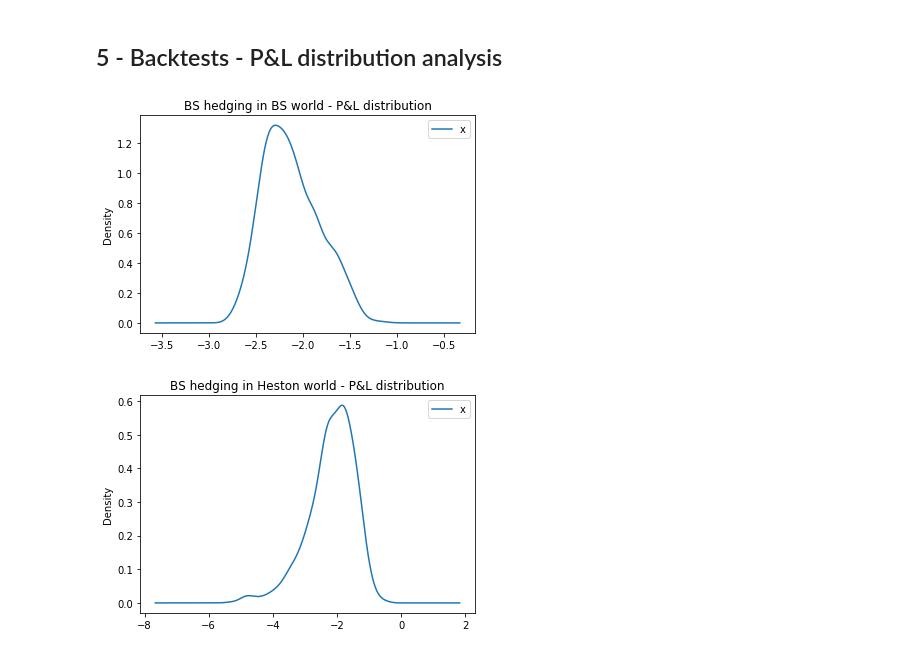
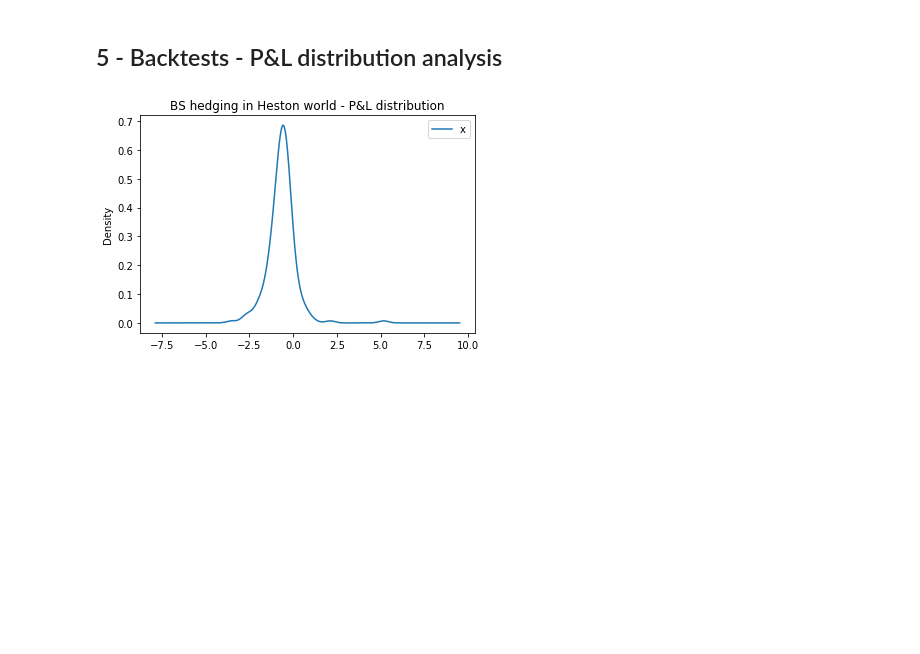
Before and after one commit to CalameR/PyKnight, a Jupyter notebook: TestFunctions.ipynb, the cells around one changed output. Saved outputs shown, nothing was run; the diff lists cells and outputs as text; code cells hidden in the pictures; blank space fills up the shorter version.

```diff
--- a/TestFunctions.ipynb
+++ b/TestFunctions.ipynb
@@ -128,7 +129,7 @@ plt.show()
 # %% [markdown]
 ## 5 - Backtests - P&L distribution analysis
 # %%
-n = 1000
+n = 50
 PL_BS_BS = np.zeros(n)
 for i in range(n):
     time, path = Utils.BacktestDeltaHedge1DWithRateDivConstant(GlobalData,BSPathGenerator,EuropeanOption,
@@ -137,17 +138,17 @@ for i in range(n):
     PL_BS_BS[i]=path[1,len(path[0])-1]-path[0,len(path[0])-1]
 df1 = pd.DataFrame({'x':PL_BS_BS})
 ax = df1.plot.kde(title="BS hedging in BS world - P&L distribution")
-
-PL_BS_Heston = np.zeros(n)
-for i in range(n):
-    time, path = Utils.BacktestDeltaHedge1DWithRateDivConstant(GlobalData,HestonPathGenerator,EuropeanOption,
-                                                            HestonEngine,BlackScholesEngine,HedgingStepDays)
-    PL_BS_Heston[i]=path[1,len(path[0])-1]-path[0,len(path[0])-1]
-df2 = pd.DataFrame({'x':PL_BS_Heston})
-ax2 = df2.plot.kde(title="BS hedging in Heston world - P&L distribution")
-# %% [output]
-[figure, removed]
-[figure, removed]
+# %%
+n = 200
+PL_BS_Heston = np.zeros(n)
+for i in range(n):
+    time, path = Utils.BacktestDeltaHedge1DWithRateDivConstant(GlobalData,HestonPathGenerator,EuropeanOption,
+                                                            HestonEngine,BlackScholesEngine,HedgingStepDays)
+    PL_BS_Heston[i]=path[1,len(path[0])-1]-path[0,len(path[0])-1]
+df2 = pd.DataFrame({'x':PL_BS_Heston})
+ax2 = df2.plot.kde(title="BS hedging in Heston world - P&L distribution")
+# %% [output]
+[figure, added]
 # %%
 print('\nP&L analysis : BS hedging in BS world\n')
 describ1 = stat.describe(df1)
```
Also changed, not shown: parts of 8 cells of this notebook, 27 other files.
